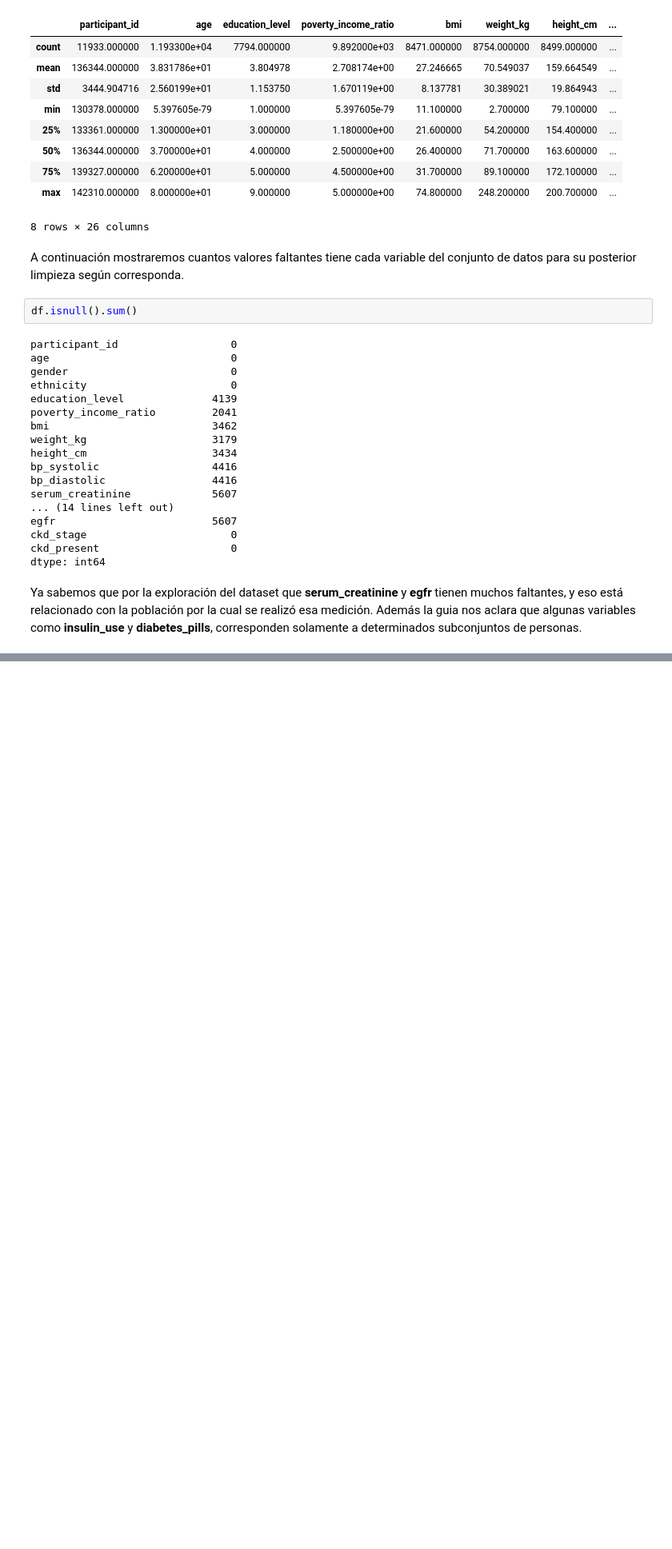
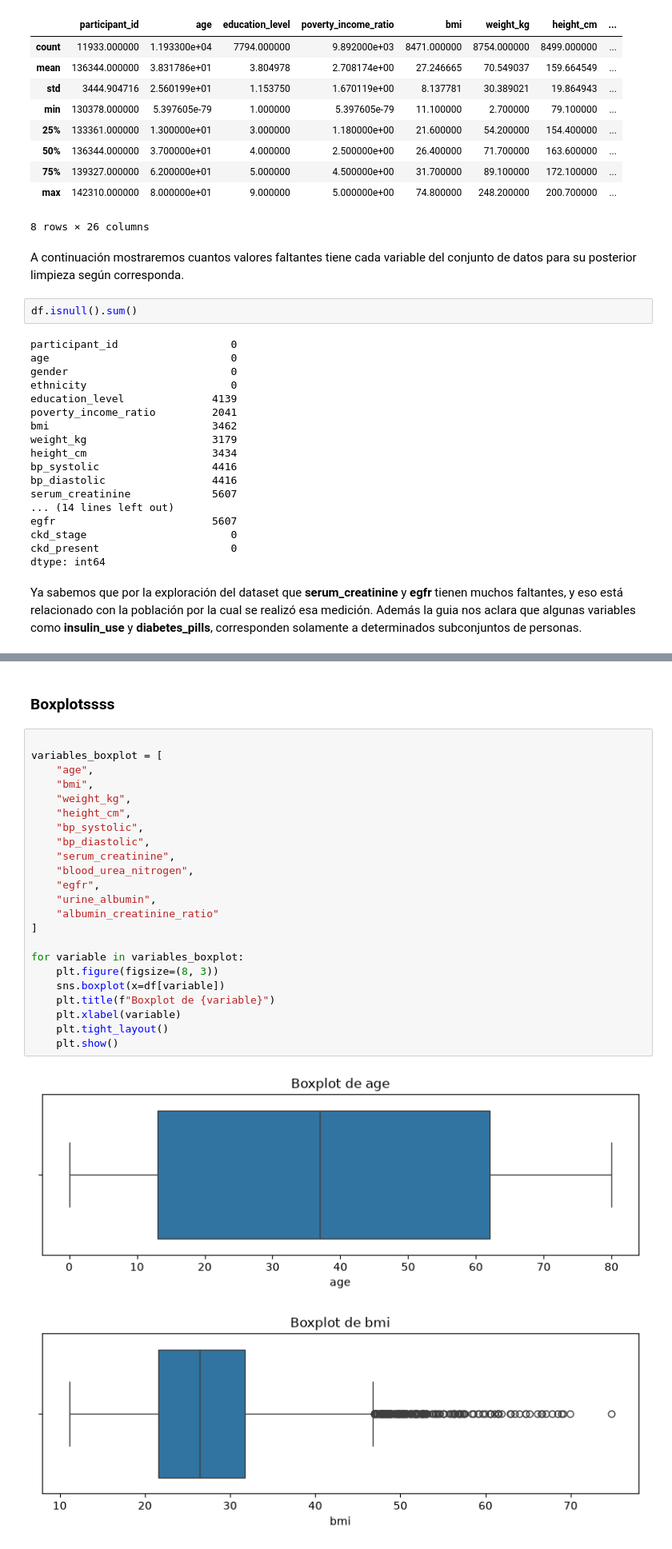
Before and after one commit to cnajurieta/TPEspecial-Fundamentos, a Jupyter notebook: TP_Especial_CKD_NHANES.ipynb, the cells around one changed output, grey strips where cells are left out. Shown at 80% size. Drawn from its saved outputs; the diff is of its cells as text; blank space fills up the shorter version.

```diff
--- a/TP_Especial_CKD_NHANES.ipynb
+++ b/TP_Especial_CKD_NHANES.ipynb
@@ -184,0 +329,28 @@ Ya sabemos que por la exploración del dataset que **serum_creatinine** y **egfr
+# %% [markdown]
+### Boxplotssss
+# %%
+
+variables_boxplot = [
+    "age",
+    "bmi",
+    "weight_kg",
+    "height_cm",
+    "bp_systolic",
+    "bp_diastolic",
+    "serum_creatinine",
+    "blood_urea_nitrogen",
+    "egfr",
+    "urine_albumin",
+    "albumin_creatinine_ratio"
+]
+
+for variable in variables_boxplot:
+    plt.figure(figsize=(8, 3))
+    sns.boxplot(x=df[variable])
+    plt.title(f"Boxplot de {variable}")
+    plt.xlabel(variable)
+    plt.tight_layout()
+    plt.show()
+# %% [output]
+[figure, added]
+[figure, added]
```
Also changed, not shown: parts of 18 cells of this notebook.
